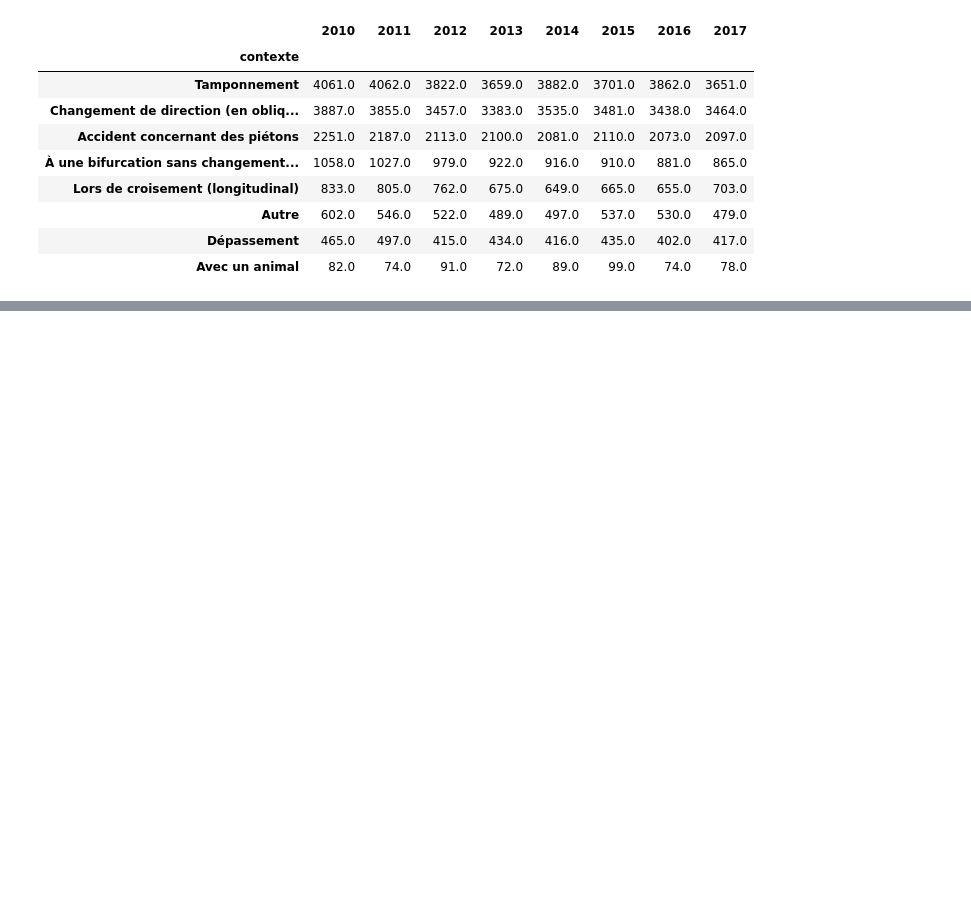
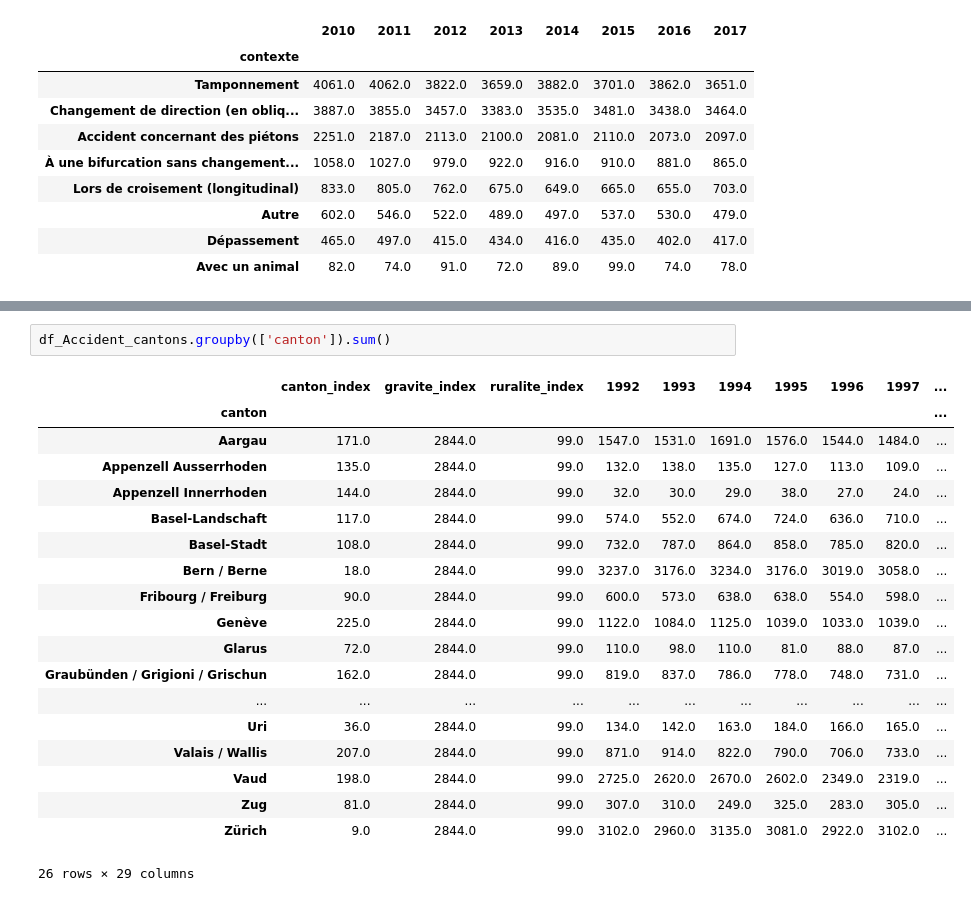
Before and after one commit to epfl-ada-2018/project-pizzafels, a Jupyter notebook: Analyzer_Main.ipynb, the cells around one changed output, grey strips where cells are left out. Cells and saved outputs as stored; diff of their text form; blank space fills up the shorter version.

```diff
--- a/Analyzer_Main.ipynb
+++ b/Analyzer_Main.ipynb
@@ -617,0 +687,22 @@ Still the same issue, and 'Autre' is even included... I think there miss values
+# %%
+df_Accident_cantons.groupby(['canton']).sum()
+# %% [output]
+|  | canton_index | gravite_index | ruralite_index | 1992 | 1993 | 1994 | 1995 | 1996 | 1997 | ... |
+| canton |  |  |  |  |  |  |  |  |  | ... |
+| Aargau | 171.0 | 2844.0 | 99.0 | 1547.0 | 1531.0 | 1691.0 | 1576.0 | 1544.0 | 1484.0 | ... |
+| Appenzell Ausserrhoden | 135.0 | 2844.0 | 99.0 | 132.0 | 138.0 | 135.0 | 127.0 | 113.0 | 109.0 | ... |
+| Appenzell Innerrhoden | 144.0 | 2844.0 | 99.0 | 32.0 | 30.0 | 29.0 | 38.0 | 27.0 | 24.0 | ... |
+| Basel-Landschaft | 117.0 | 2844.0 | 99.0 | 574.0 | 552.0 | 674.0 | 724.0 | 636.0 | 710.0 | ... |
+| Basel-Stadt | 108.0 | 2844.0 | 99.0 | 732.0 | 787.0 | 864.0 | 858.0 | 785.0 | 820.0 | ... |
+| Bern / Berne | 18.0 | 2844.0 | 99.0 | 3237.0 | 3176.0 | 3234.0 | 3176.0 | 3019.0 | 3058.0 | ... |
+| Fribourg / Freiburg | 90.0 | 2844.0 | 99.0 | 600.0 | 573.0 | 638.0 | 638.0 | 554.0 | 598.0 | ... |
+| Genève | 225.0 | 2844.0 | 99.0 | 1122.0 | 1084.0 | 1125.0 | 1039.0 | 1033.0 | 1039.0 | ... |
+| Glarus | 72.0 | 2844.0 | 99.0 | 110.0 | 98.0 | 110.0 | 81.0 | 88.0 | 87.0 | ... |
+| Graubünden / Grigioni / Grischun | 162.0 | 2844.0 | 99.0 | 819.0 | 837.0 | 786.0 | 778.0 | 748.0 | 731.0 | ... |
+| ... | ... | ... | ... | ... | ... | ... | ... | ... | ... | ... |
+| Uri | 36.0 | 2844.0 | 99.0 | 134.0 | 142.0 | 163.0 | 184.0 | 166.0 | 165.0 | ... |
+| Valais / Wallis | 207.0 | 2844.0 | 99.0 | 871.0 | 914.0 | 822.0 | 790.0 | 706.0 | 733.0 | ... |
+| Vaud | 198.0 | 2844.0 | 99.0 | 2725.0 | 2620.0 | 2670.0 | 2602.0 | 2349.0 | 2319.0 | ... |
+| Zug | 81.0 | 2844.0 | 99.0 | 307.0 | 310.0 | 249.0 | 325.0 | 283.0 | 305.0 | ... |
+| Zürich | 9.0 | 2844.0 | 99.0 | 3102.0 | 2960.0 | 3135.0 | 3081.0 | 2922.0 | 3102.0 | ... |
+26 rows × 29 columns
```
Also changed, not shown: parts of 100 cells of this notebook, 2 other files.
